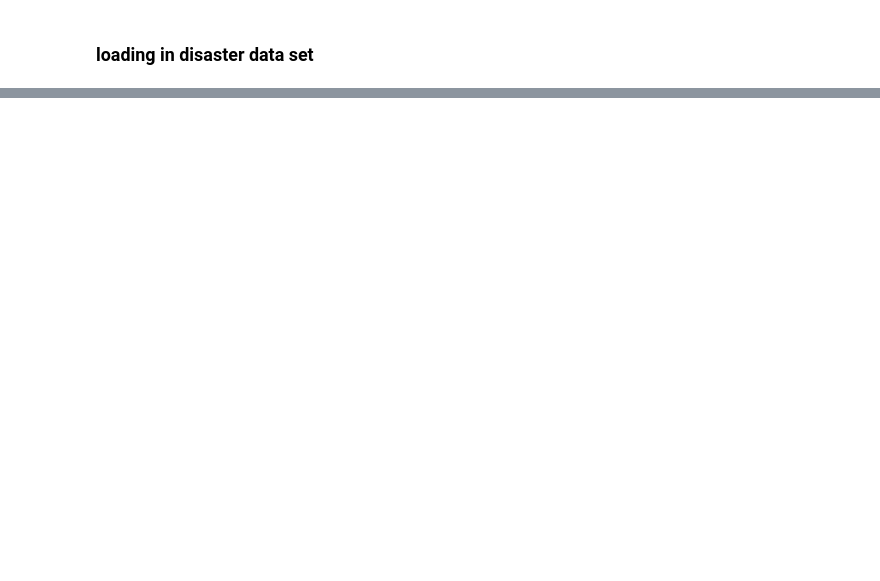
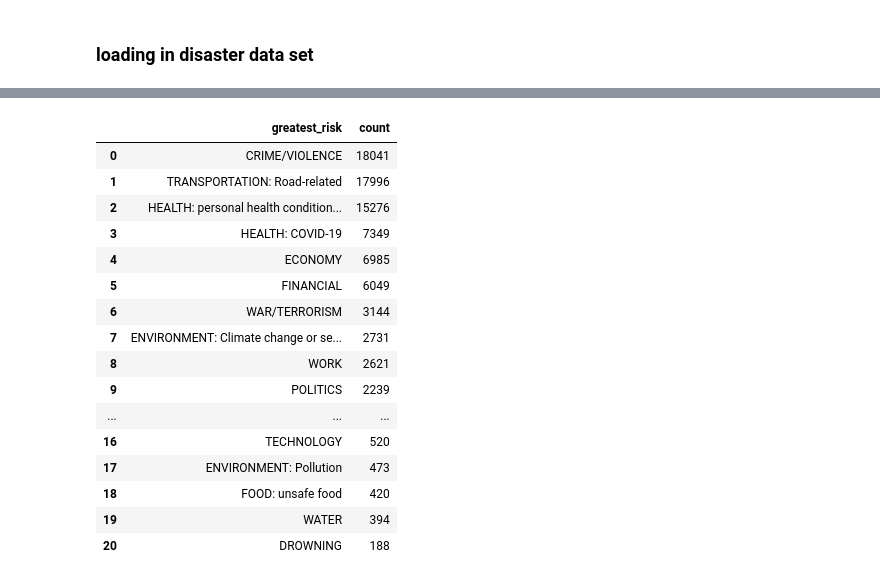
Before and after one commit to eemchadwick/natural_disasters, a Jupyter notebook: notebooks/natural disasters.ipynb, the cells around one changed output, grey strips where cells are left out. Saved outputs shown, nothing was run; the diff lists cells and outputs as text; code cells hidden in the pictures; blank space fills up the shorter version.

```diff
--- a/notebooks/natural disasters.ipynb
+++ b/notebooks/natural disasters.ipynb
@@ -1770,0 +1856,23 @@ memory usage: 9.3+ MB
+# %%
+
+#filter out non-descriptive values (don't know, nothing, etc)
+greatest_risk = survey[~survey['greatest_risk'].isin(['Dont know', 'Nothing/No risks', 'Other', 'excluded: China', 'Refused'])].greatest_risk.value_counts().reset_index()
+greatest_risk
+# %% [output]
+|  | greatest_risk | count |
+| 0 | CRIME/VIOLENCE | 18041 |
+| 1 | TRANSPORTATION: Road-related | 17996 |
+| 2 | HEALTH: personal health condition... | 15276 |
+| 3 | HEALTH: COVID-19 | 7349 |
+| 4 | ECONOMY | 6985 |
+| 5 | FINANCIAL | 6049 |
+| 6 | WAR/TERRORISM | 3144 |
+| 7 | ENVIRONMENT: Climate change or se... | 2731 |
+| 8 | WORK | 2621 |
+| 9 | POLITICS | 2239 |
+| ... | ... | ... |
+| 16 | TECHNOLOGY | 520 |
+| 17 | ENVIRONMENT: Pollution | 473 |
+| 18 | FOOD: unsafe food | 420 |
+| 19 | WATER | 394 |
+| 20 | DROWNING | 188 |
```
Also changed, not shown: parts of 11 cells of this notebook, 1 other file.
